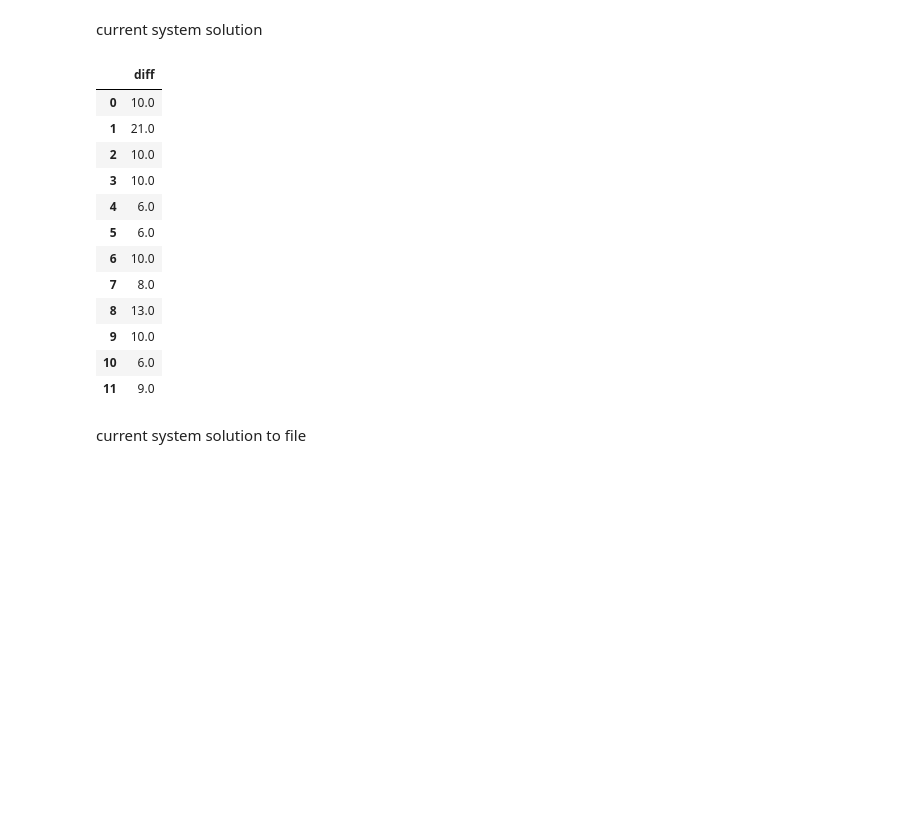
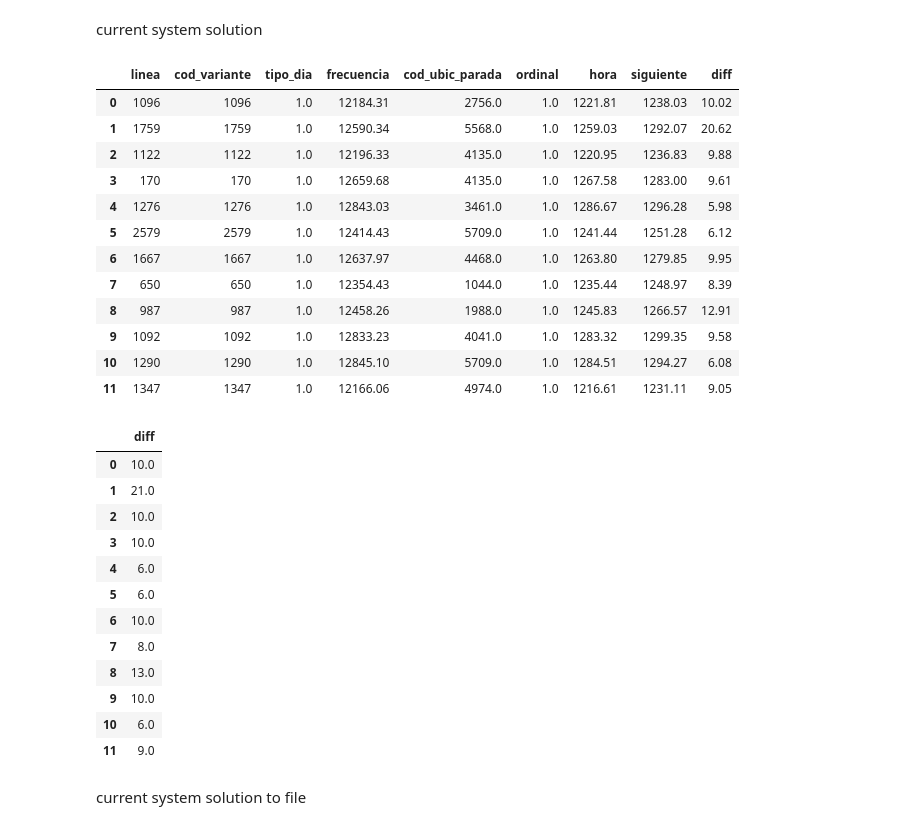
Before and after one commit to jonathan-murana/bus-generator, a Jupyter notebook: bus.ipynb, the cells around one changed output. Saved outputs shown, nothing was run; the diff lists cells and outputs as text; code cells hidden in the pictures; blank space fills up the shorter version.

```diff
--- a/bus.ipynb
+++ b/bus.ipynb
@@ -687,47 +687,65 @@ current system solution
 # %%
 current_solution_aux = bus_schedules_by_stops.copy()
 
 
 frecuencias_validas_horarios= current_solution_aux.query('tipo_dia == 1 and ordinal==1 and hora >=' +
                                              str(lower_limit_time_range-400) +
                                             'and hora <= ' + str(upper_limit_time_range+400)
                                             )
 current_solution_aux = current_solution_aux[current_solution_aux['frecuencia'].isin(
     frecuencias_validas_horarios['frecuencia'])]
 current_solution_aux = current_solution_aux.query('ordinal == 1 and tipo_dia==1')
 current_solution_aux['siguiente'] = current_solution_aux.hora.shift(-1)
 current_solution_aux['diff'] = current_solution_aux.apply(lambda e:diff(
     e.hora,e.siguiente),axis = 1)
 
 current_solution_aux = current_solution_aux[current_solution_aux['cod_variante'].isin(frec_h_H_avg['linea'])]
 current_solution_aux = current_solution_aux[current_solution_aux['diff'] > 0]
 current_solution_aux = current_solution_aux.groupby('cod_variante').mean().reset_index()
 
 
 frec_h_H_avg_aux =  pd.merge(frequency, current_solution_aux,
                  how='left', left_on=['linea'], right_on=['cod_variante']).copy()
 
+
+
+display(frec_h_H_avg_aux)
+
 frec_h_H_avg_aux = frec_h_H_avg_aux[['diff']]
 
 
 frec_h_H_avg_aux=frec_h_H_avg_aux.round(0)
-frec_h_H_avg_aux
 
+current_solution_aux = frec_h_H_avg_aux
+current_solution_aux
 #current_solution_aux.group('cod_variante').avg
 # %% [output]
-|  | diff |
-| 0 | 10.0 |
-| 1 | 21.0 |
-| 2 | 10.0 |
-| 3 | 10.0 |
-| 4 | 6.0 |
-| 5 | 6.0 |
-| 6 | 10.0 |
-| 7 | 8.0 |
-| 8 | 13.0 |
-| 9 | 10.0 |
-| 10 | 6.0 |
-| 11 | 9.0 |
+|  | linea | cod_variante | tipo_dia | frecuencia | cod_ubic_parada | ordinal | hora | siguiente | diff |
+| 0 | 1096 | 1096 | 1.0 | 12184.31 | 2756.0 | 1.0 | 1221.81 | 1238.03 | 10.02 |
+| 1 | 1759 | 1759 | 1.0 | 12590.34 | 5568.0 | 1.0 | 1259.03 | 1292.07 | 20.62 |
+| 2 | 1122 | 1122 | 1.0 | 12196.33 | 4135.0 | 1.0 | 1220.95 | 1236.83 | 9.88 |
+| 3 | 170 | 170 | 1.0 | 12659.68 | 4135.0 | 1.0 | 1267.58 | 1283.00 | 9.61 |
+| 4 | 1276 | 1276 | 1.0 | 12843.03 | 3461.0 | 1.0 | 1286.67 | 1296.28 | 5.98 |
+| 5 | 2579 | 2579 | 1.0 | 12414.43 | 5709.0 | 1.0 | 1241.44 | 1251.28 | 6.12 |
+| 6 | 1667 | 1667 | 1.0 | 12637.97 | 4468.0 | 1.0 | 1263.80 | 1279.85 | 9.95 |
+| 7 | 650 | 650 | 1.0 | 12354.43 | 1044.0 | 1.0 | 1235.44 | 1248.97 | 8.39 |
+| 8 | 987 | 987 | 1.0 | 12458.26 | 1988.0 | 1.0 | 1245.83 | 1266.57 | 12.91 |
+| 9 | 1092 | 1092 | 1.0 | 12833.23 | 4041.0 | 1.0 | 1283.32 | 1299.35 | 9.58 |
+| 10 | 1290 | 1290 | 1.0 | 12845.10 | 5709.0 | 1.0 | 1284.51 | 1294.27 | 6.08 |
+| 11 | 1347 | 1347 | 1.0 | 12166.06 | 4974.0 | 1.0 | 1216.61 | 1231.11 | 9.05 |
+|  | diff |
+| 0 | 10.0 |
+| 1 | 21.0 |
+| 2 | 10.0 |
+| 3 | 10.0 |
+| 4 | 6.0 |
+| 5 | 6.0 |
+| 6 | 10.0 |
+| 7 | 8.0 |
+| 8 | 13.0 |
+| 9 | 10.0 |
+| 10 | 6.0 |
+| 11 | 9.0 |
 # %% [markdown]
 current system solution to file
 # %%
```
Also changed, not shown: parts of 4 cells of this notebook, 1 other file.
